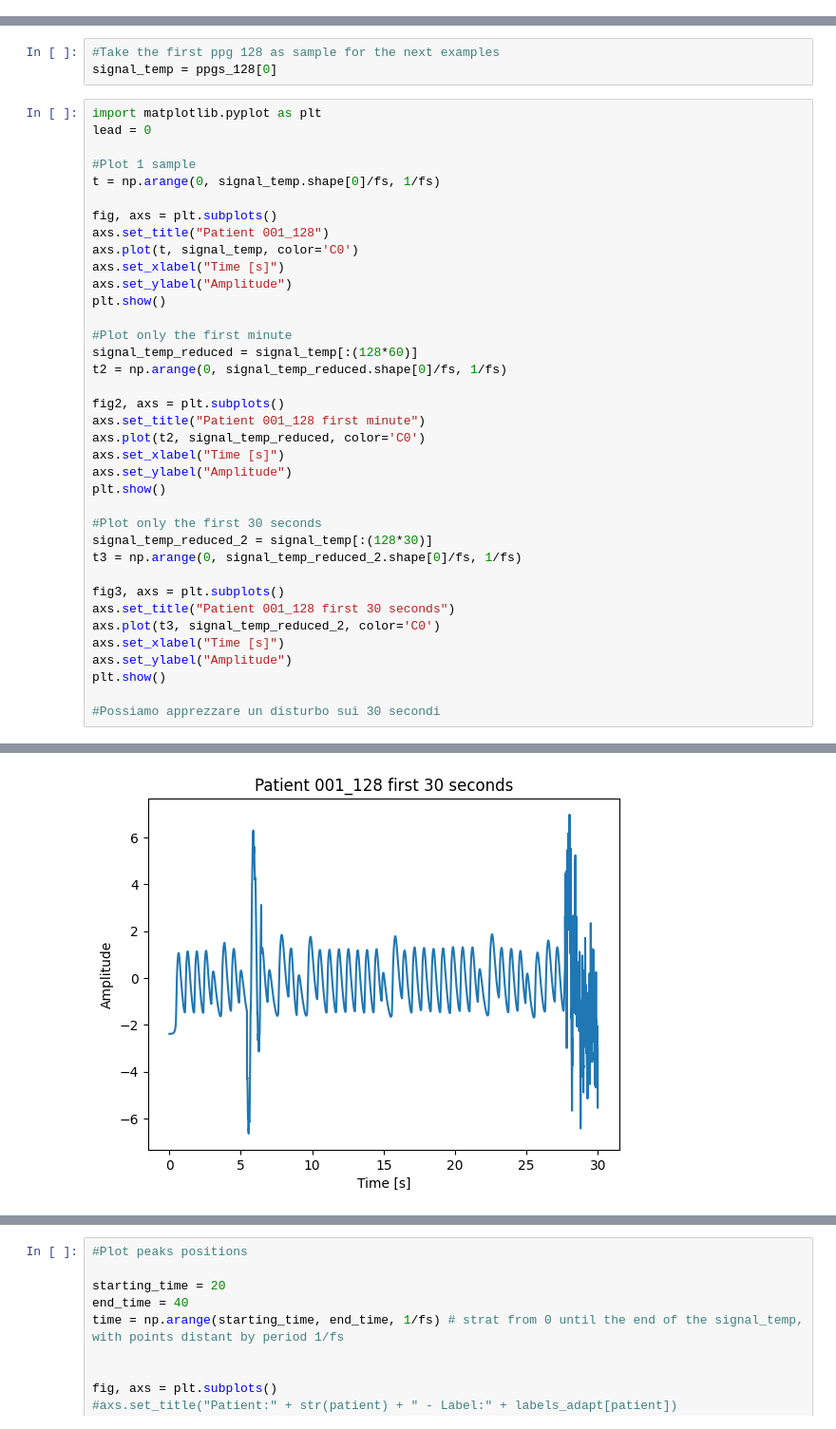
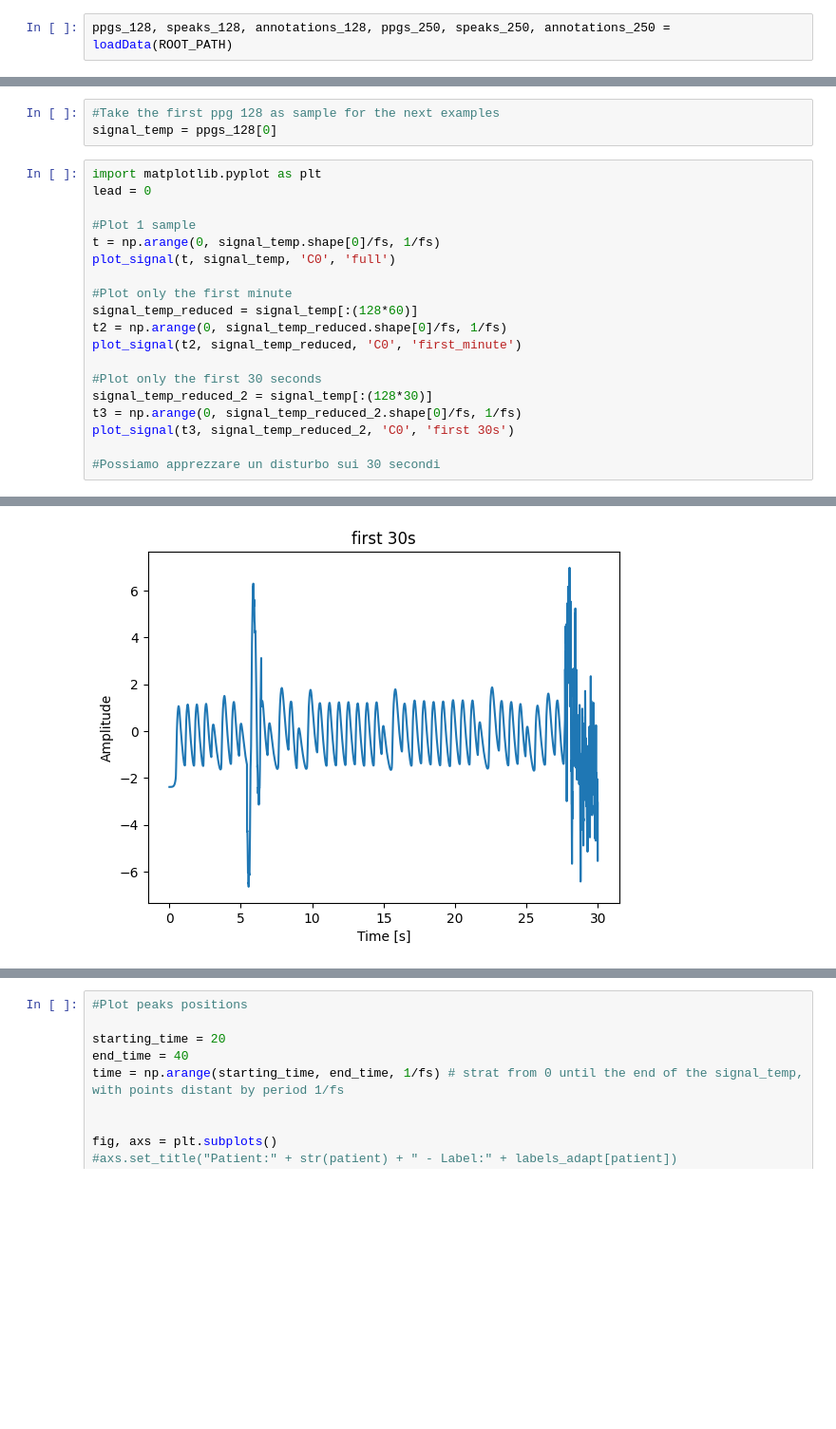
Before and after one commit to eleonora11sala/AI-project, a Jupyter notebook: mainProject2.ipynb, the cells around one changed output, grey strips where cells are left out. Shown at 95% size. Drawn from its saved outputs; the diff is of its cells as text; blank space fills up the shorter version.

```diff
--- a/mainProject2.ipynb
+++ b/mainProject2.ipynb
@@ -132,0 +12,2 @@ Loading file: 43/43
+# %%
+ppgs_128, speaks_128, annotations_128, ppgs_250, speaks_250, annotations_250 = loadData(ROOT_PATH)
@@ -160,35 +61,17 @@ lead = 0
 
 #Plot 1 sample
 t = np.arange(0, signal_temp.shape[0]/fs, 1/fs)
-
-fig, axs = plt.subplots()
-axs.set_title("Patient 001_128")
-axs.plot(t, signal_temp, color='C0')
-axs.set_xlabel("Time [s]")
-axs.set_ylabel("Amplitude")
-plt.show()
+plot_signal(t, signal_temp, 'C0', 'full')
 
 #Plot only the first minute
 signal_temp_reduced = signal_temp[:(128*60)]
 t2 = np.arange(0, signal_temp_reduced.shape[0]/fs, 1/fs)
-
-fig2, axs = plt.subplots()
-axs.set_title("Patient 001_128 first minute")
-axs.plot(t2, signal_temp_reduced, color='C0')
-axs.set_xlabel("Time [s]")
-axs.set_ylabel("Amplitude")
-plt.show()
+plot_signal(t2, signal_temp_reduced, 'C0', 'first_minute')
 
 #Plot only the first 30 seconds
 signal_temp_reduced_2 = signal_temp[:(128*30)]
 t3 = np.arange(0, signal_temp_reduced_2.shape[0]/fs, 1/fs)
-
-fig3, axs = plt.subplots()
-axs.set_title("Patient 001_128 first 30 seconds")
-axs.plot(t3, signal_temp_reduced_2, color='C0')
-axs.set_xlabel("Time [s]")
-axs.set_ylabel("Amplitude")
-plt.show()
+plot_signal(t3, signal_temp_reduced_2, 'C0', 'first 30s')
 
 #Possiamo apprezzare un disturbo sui 30 secondi
 # %% [output]
@@ -197 +80 @@ plt.show()
-[figure, old version]
+[figure, new version]
```
Also changed, not shown: parts of 40 cells of this notebook, 2 other files.
